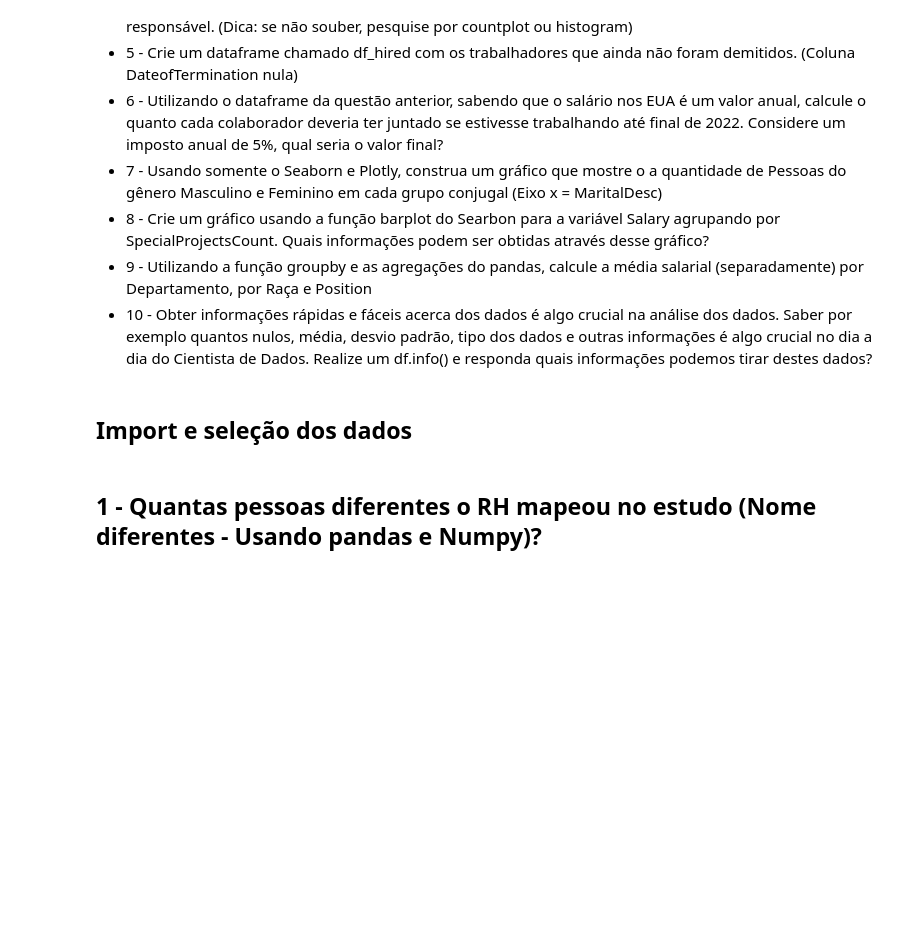
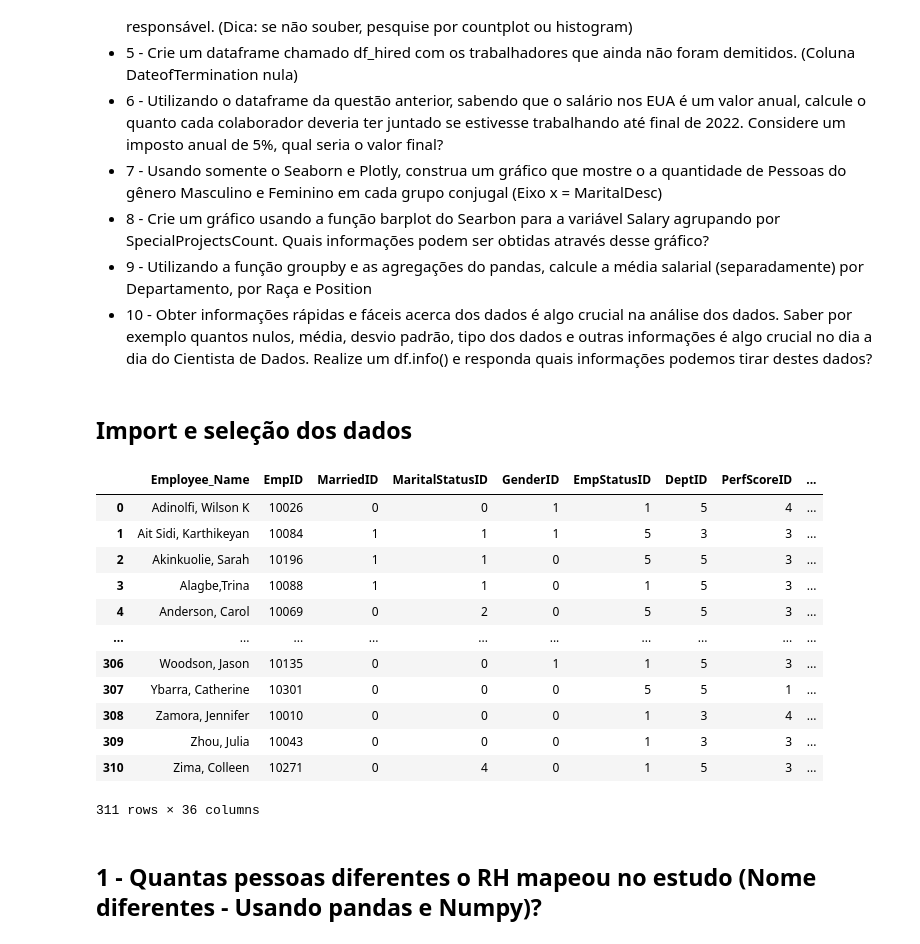
Before and after one commit to ramon-santana-silva/pythonCase, a Jupyter notebook: Bibliotecas_Python_V2_Numpy,_Pandas_e_Matplot_[Ramon38752].ipynb, the cells around one changed output. Cells and saved outputs as stored; diff of their text form; code cells hidden in the pictures; blank space fills up the shorter version.

```diff
--- a/Bibliotecas_Python_V2_Numpy,_Pandas_e_Matplot_[Ramon38752].ipynb
+++ b/Bibliotecas_Python_V2_Numpy,_Pandas_e_Matplot_[Ramon38752].ipynb
@@ -17,17 +17,32 @@ A utilização dos dados para analisar a estrutura do RH e os perfis dos colabor
 # %%
 #-- Importação de bibliotecas e dados
 import numpy as np
 import pandas as pd
 import matplotlib.pyplot as plt
 import seaborn as sns
 import plotly.express as px
 
 #-- Import via colab
 # from google.colab import files
 # files.upload()
 # df = pd.read_csv('/content/HRDataset_v14.csv')
 
 #-- Import via drive
-df = pd.read_csv('/content/drive/MyDrive/Colab Notebooks/dnc/Dataset/HRDataset_v14.csv')
+df = pd.read_csv('/content/sample_data/HRDataset_v14.csv')
+display(df)
+# %% [output]
+|  | Employee_Name | EmpID | MarriedID | MaritalStatusID | GenderID | EmpStatusID | DeptID | PerfScoreID | ... |
+| 0 | Adinolfi, Wilson K | 10026 | 0 | 0 | 1 | 1 | 5 | 4 | ... |
+| 1 | Ait Sidi, Karthikeyan | 10084 | 1 | 1 | 1 | 5 | 3 | 3 | ... |
+| 2 | Akinkuolie, Sarah | 10196 | 1 | 1 | 0 | 5 | 5 | 3 | ... |
+| 3 | Alagbe,Trina | 10088 | 1 | 1 | 0 | 1 | 5 | 3 | ... |
+| 4 | Anderson, Carol | 10069 | 0 | 2 | 0 | 5 | 5 | 3 | ... |
+| ... | ... | ... | ... | ... | ... | ... | ... | ... | ... |
+| 306 | Woodson, Jason | 10135 | 0 | 0 | 1 | 1 | 5 | 3 | ... |
+| 307 | Ybarra, Catherine | 10301 | 0 | 0 | 0 | 5 | 5 | 1 | ... |
+| 308 | Zamora, Jennifer | 10010 | 0 | 0 | 0 | 1 | 3 | 4 | ... |
+| 309 | Zhou, Julia | 10043 | 0 | 0 | 0 | 1 | 3 | 3 | ... |
+| 310 | Zima, Colleen | 10271 | 0 | 4 | 0 | 1 | 5 | 3 | ... |
+311 rows × 36 columns
 # %% [markdown]
 ## 1 - Quantas pessoas diferentes o RH mapeou no estudo (Nome diferentes - Usando pandas e Numpy)?
```
Also changed, not shown: parts of 2 cells of this notebook.
